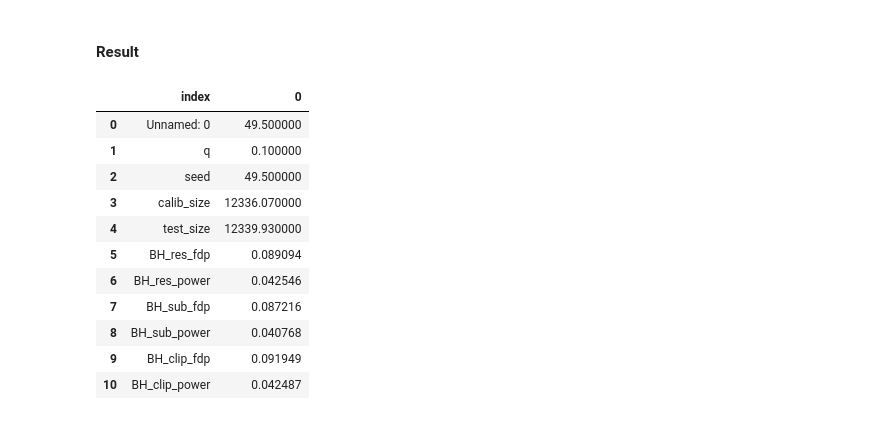
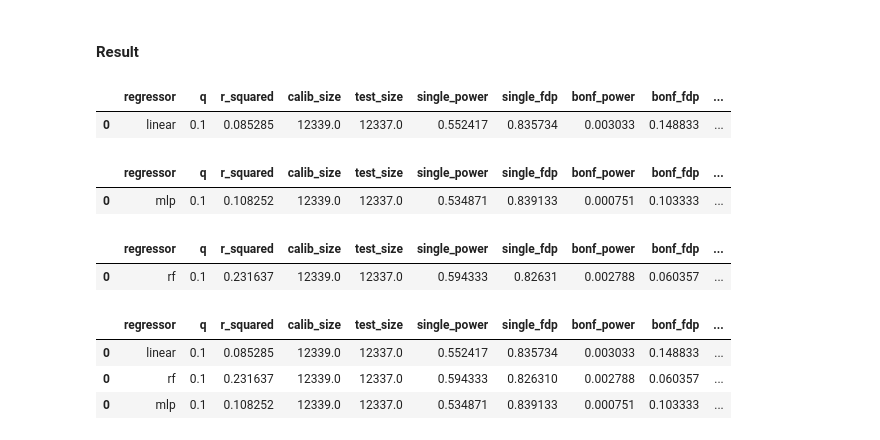
Before and after one commit to Tian-Bai/selcf_paper, a Jupyter notebook: utils/HIV.ipynb, the cells around one changed output. Drawn from its saved outputs; the diff is of its cells as text; code cells hidden in the pictures.

```diff
--- a/utils/HIV.ipynb
+++ b/utils/HIV.ipynb
@@ -229,22 +230,34 @@ print(BH_res_power, BH_sub_power, BH_clip_power)
 # %% [markdown]
 #### Result
 # %%
-all_df = pd.read_csv("..\\csv-HIV\\linear\\itr=100.csv")
-
-all_df = all_df.mean().reset_index()
-all_df
-
-# with cov shift
+linear = pd.read_csv("..\\csv-HIV\\linear\\itr=100.csv")
+linear['regressor'] = 'linear'
+linear = linear.groupby('regressor').mean().reset_index().drop(columns=['Unnamed: 0', 'seed'])
+linear
 # %% [output]
-|  | index | 0 |
-| 0 | Unnamed: 0 | 49.500000 |
-| 1 | q | 0.100000 |
-| 2 | seed | 49.500000 |
-| 3 | calib_size | 12336.070000 |
-| 4 | test_size | 12339.930000 |
-| 5 | BH_res_fdp | 0.089094 |
-| 6 | BH_res_power | 0.042546 |
-| 7 | BH_sub_fdp | 0.087216 |
-| 8 | BH_sub_power | 0.040768 |
-| 9 | BH_clip_fdp | 0.091949 |
-| 10 | BH_clip_power | 0.042487 |
+|  | regressor | q | r_squared | calib_size | test_size | single_power | single_fdp | bonf_power | bonf_fdp | ... |
+| 0 | linear | 0.1 | 0.085285 | 12339.0 | 12337.0 | 0.552417 | 0.835734 | 0.003033 | 0.148833 | ... |
+# %%
+mlp = pd.read_csv("..\\csv-HIV\\mlp\\hidden=32 layers=3 itr=100.csv")
+mlp['regressor'] = 'mlp'
+mlp = mlp.groupby('regressor').mean().reset_index().drop(columns=['Unnamed: 0', 'seed'])
+mlp
+# %% [output]
+|  | regressor | q | r_squared | calib_size | test_size | single_power | single_fdp | bonf_power | bonf_fdp | ... |
+| 0 | mlp | 0.1 | 0.108252 | 12339.0 | 12337.0 | 0.534871 | 0.839133 | 0.000751 | 0.103333 | ... |
+# %%
+rf = pd.read_csv("..\\csv-HIV\\rf\\n_estim=50 max_depth=30 max_features=sqrt itr=100.csv")
+rf['regressor'] = 'rf'
+rf = rf.groupby('regressor').mean().reset_index().drop(columns=['Unnamed: 0', 'seed'])
+rf
+# %% [output]
+|  | regressor | q | r_squared | calib_size | test_size | single_power | single_fdp | bonf_power | bonf_fdp | ... |
+| 0 | rf | 0.1 | 0.231637 | 12339.0 | 12337.0 | 0.594333 | 0.82631 | 0.002788 | 0.060357 | ... |
+# %%
+all = pd.concat((linear, rf, mlp))
+all
+# %% [output]
+|  | regressor | q | r_squared | calib_size | test_size | single_power | single_fdp | bonf_power | bonf_fdp | ... |
+| 0 | linear | 0.1 | 0.085285 | 12339.0 | 12337.0 | 0.552417 | 0.835734 | 0.003033 | 0.148833 | ... |
+| 0 | rf | 0.1 | 0.231637 | 12339.0 | 12337.0 | 0.594333 | 0.826310 | 0.002788 | 0.060357 | ... |
+| 0 | mlp | 0.1 | 0.108252 | 12339.0 | 12337.0 | 0.534871 | 0.839133 | 0.000751 | 0.103333 | ... |
```
Also changed, not shown: parts of 2 cells of this notebook, 1 other file.
